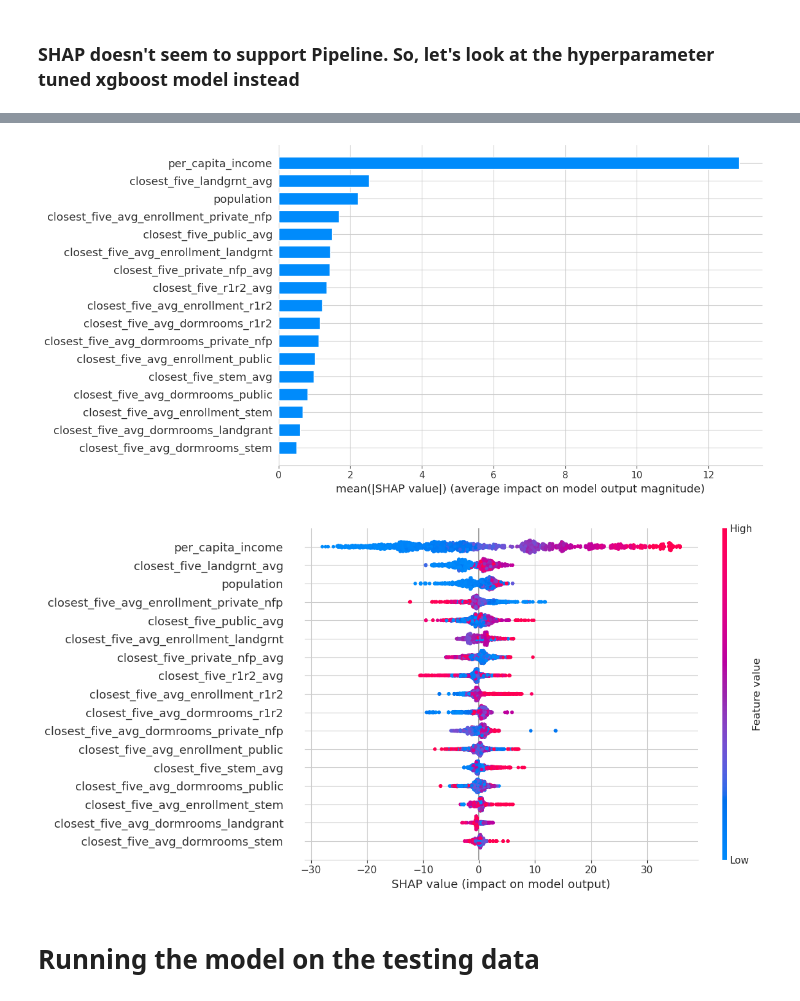
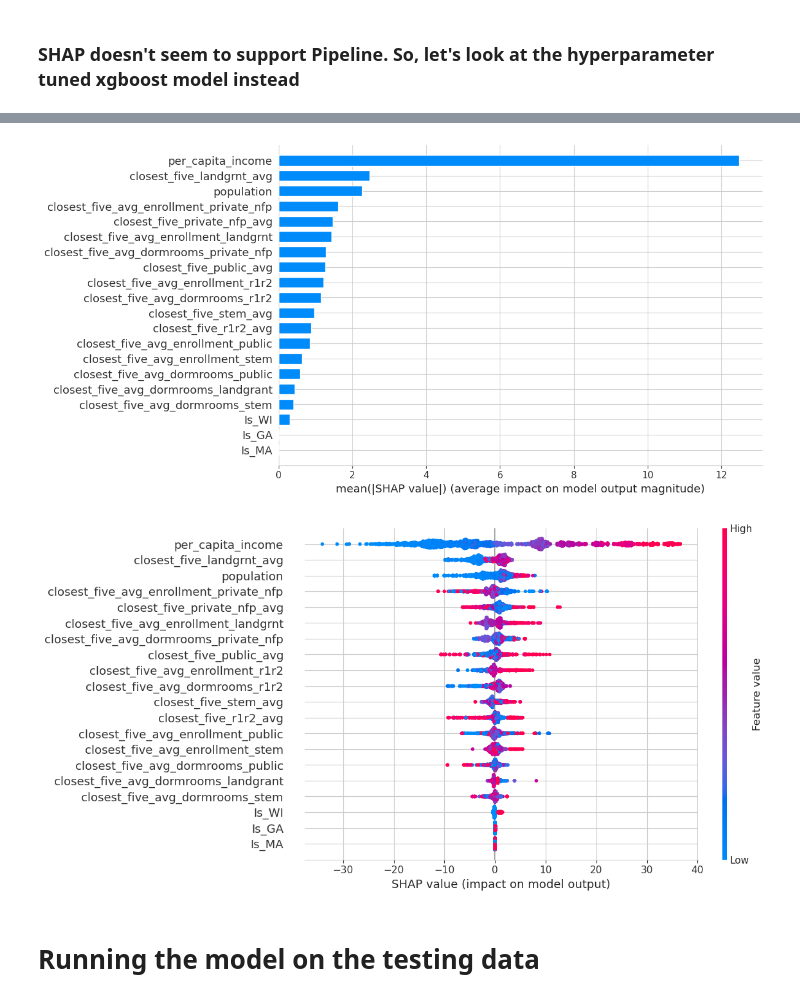
Before and after one commit to mcelhens/AP-Outcomes-to-University-Metrics, a Jupyter notebook: four_states_combined_models.ipynb, the cells around one changed output, grey strips where cells are left out. Cells and saved outputs as stored; diff of their text form; code cells hidden in the pictures.

Commit message:
Combined model edits.

```diff
--- a/four_states_combined_models.ipynb
+++ b/four_states_combined_models.ipynb
@@ -80,3 +88,9 @@ nc_training=nc_training.dropna()
 training = pd.concat([wi_training,ma_training,ga_training,nc_training],axis=0)
 # %% [markdown]
 **Combining the training data from the four states, we create the training data for the combined model.**
+# %%
+dummies = pd.get_dummies(training['State'])
+training['Is_GA'] = dummies['GA']*1
+training['Is_MA']=dummies['MA']*1
+training['Is_WI']=dummies['WI']*1
+features = features + ['Is_GA','Is_MA','Is_WI']
@@ -366,5 +347,5 @@ training_pca.shape
 # %%
-xgb_pca_pipe = Pipeline([('scale', StandardScaler()), ('pca', PCA(0.95)), ('xgb_model', xgb.XGBRegressor(n_estimators=800, max_depth=3, learning_rate=0.1,objective= 'reg:squarederror'))])
+xgb_pca_pipe = Pipeline([('scale', StandardScaler()), ('pca', PCA(0.95)), ('xgb_model', xgb.XGBRegressor(n_estimators=1000, max_depth=3, learning_rate=0.05,objective= 'reg:squarederror'))])
 # %%
 xgb_pca_pipe.fit(train[features],train['PERCENT_3_OR_ABOVE'])
 # %% [output]
@@ -440,7 +421,7 @@ for train_index, test_index in kfold.split(training):
     rsquared[0, i] = r2_score(holdout_data['PERCENT_3_OR_ABOVE'], baseline_pred)
 
     ## Fit and get ho mse for new hyperparameter tuned xgboost model
-    xgb_model = xgb.XGBRegressor(n_estimators=800, max_depth=3, learning_rate=0.1,objective= 'reg:squarederror')
+    xgb_model = xgb.XGBRegressor(n_estimators=1000, max_depth=3, learning_rate=0.05,objective= 'reg:squarederror')
     xgb_model.fit(train_data[features],train_data['PERCENT_3_OR_ABOVE'])
 
     rmses[1, i] = root_mean_squared_error(holdout_data['PERCENT_3_OR_ABOVE'], xgb_model.predict(holdout_data[features]))
@@ -475,7 +456,7 @@ for train_index, test_index in kfold.split(training):
     ## Fit and get ho mse for xgb PCA(0.95) model with hyperparameter tuning
     xgb_pca_pipe = Pipeline([('scale', StandardScaler()),
                              ('pca', PCA(0.95)), (
-                                 'xgb_model', xgb.XGBRegressor(n_estimators=800, max_depth=3, learning_rate=0.1,objective= 'reg:squarederror'))])
+                                 'xgb_model', xgb.XGBRegressor(n_estimators=1000, max_depth=3, learning_rate=0.05,objective= 'reg:squarederror'))])
     xgb_pca_pipe.fit(train_data[features],train_data['PERCENT_3_OR_ABOVE'])
 
     rmses[3, i] = root_mean_squared_error(holdout_data['PERCENT_3_OR_ABOVE'], xgb_pca_pipe.predict(holdout_data[features]))
@@ -529,7 +510,7 @@ Hyperparameter tuned with PCA(0.95) xgboost model Avg. CV score: 0.7091397880203
 # %% [markdown]
 ### We save our new hyperparameters tuned xgboost model as a pickle file.
 # %%
-xgb_model = xgb.XGBRegressor(n_estimators=800, max_depth=3, learning_rate=0.1,objective= 'reg:squarederror')
+xgb_model = xgb.XGBRegressor(n_estimators=1000, max_depth=3, learning_rate=0.05,objective= 'reg:squarederror')
 xgb_model.fit(training[features],training['PERCENT_3_OR_ABOVE'])
 # %% [output]
 XGBRegressor(base_score=None, booster=None, callbacks=None,
@@ -637,21 +611,21 @@ shap.summary_plot(
     plot_size=[12, 6]
 )
 plt.show()
-with open('data/Four_states_combined_models_pickled/shap_xgb_hypertuned_bar_plot.pkl', 'wb') as f:
-    pickle.dump(fig, f)
+#with open('data/Four_states_combined_models_pickled/shap_xgb_hypertuned_bar_plot.pkl', 'wb') as f:
+    #pickle.dump(fig, f)
 plt.close()
 # %% [output]
-[figure, old version]
+[figure, new version]
 # %%
 ### the scatter plot
 fig = plt.figure()
 shap.summary_plot(shap_values, X_train, show=False, plot_size=[12, 6])
 plt.show()
-with open('data/Four_states_combined_models_pickled/shap_xgb_hypertuned_scatter_plot.pkl', 'wb') as f:
-    pickle.dump(fig, f)
+#with open('data/Four_states_combined_models_pickled/shap_xgb_hypertuned_scatter_plot.pkl', 'wb') as f:
+    #pickle.dump(fig, f)
 plt.close()
 # %% [output]
-[figure, old version]
+[figure, new version]
 # %% [markdown]
 # Running the model on the testing data
 # %%
```
Also changed, not shown: parts of 41 cells of this notebook, 4 other files.
